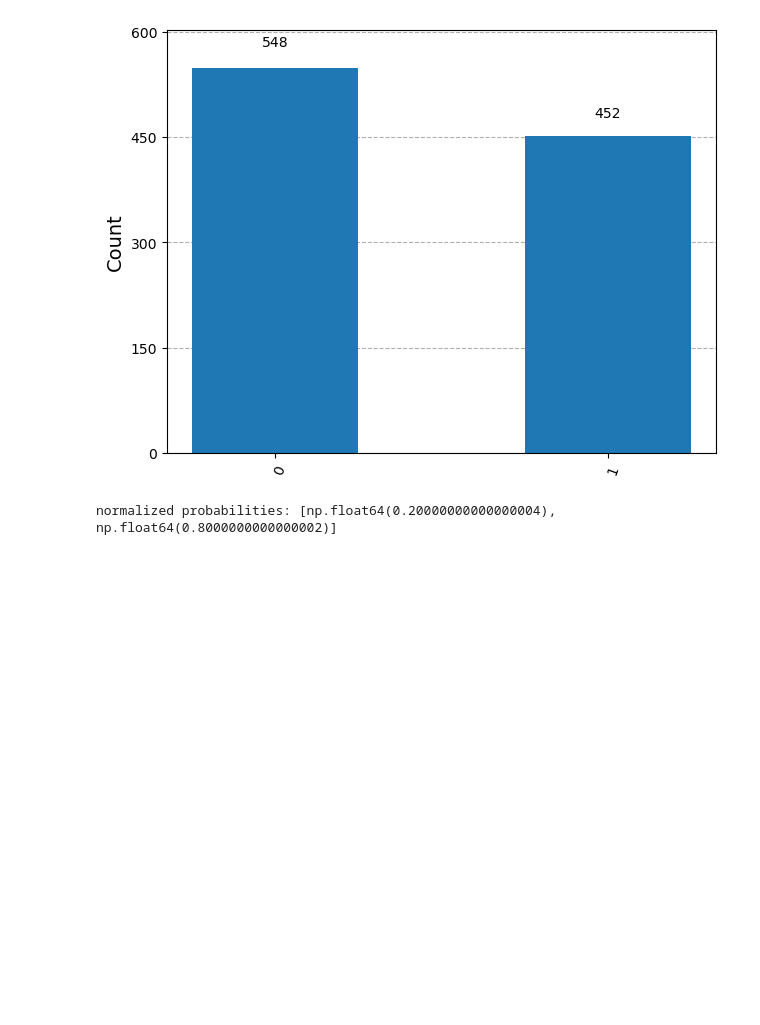
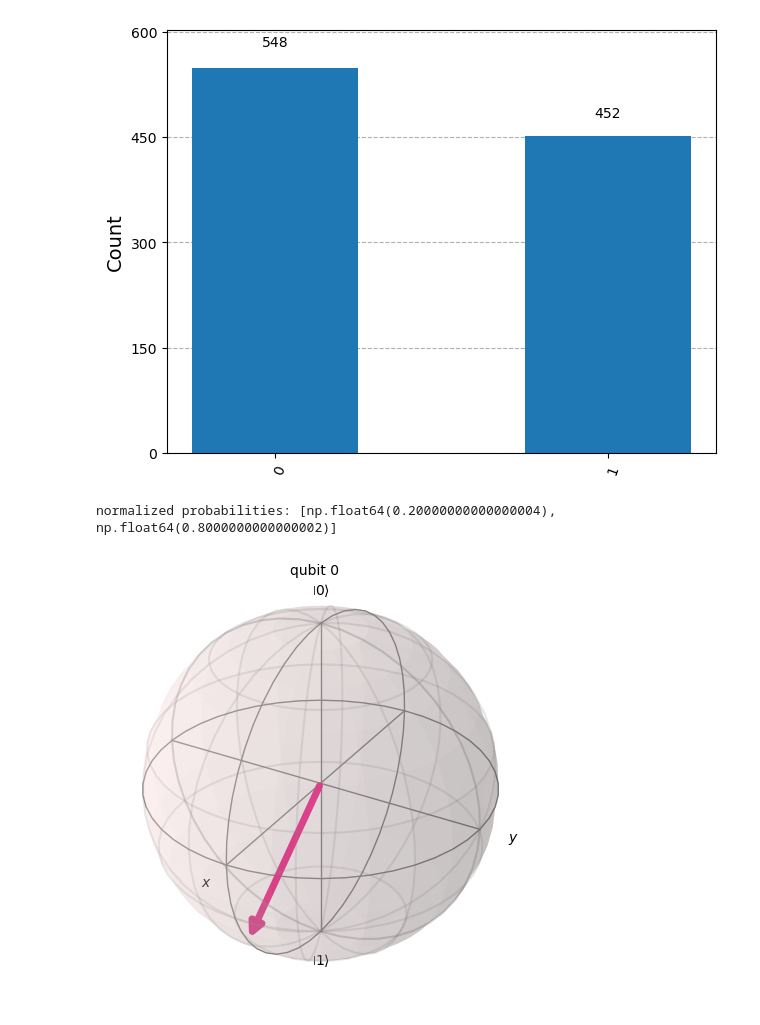
Before and after one commit to Abhijith-E/QuantumComputing, a Jupyter notebook: Lab1.ipynb, the cells around one changed output. Cells and saved outputs as stored; diff of their text form; code cells hidden in the pictures; blank space fills up the shorter version.

Commit message:
Visualize statevector w on the Bloch sphere

```diff
--- a/Lab1.ipynb
+++ b/Lab1.ipynb
@@ -123,3 +123,10 @@ w = Statevector(vec_normed)
 print("normalized probabilities:", [abs(a)**2 for a in w.data])
 # %% [output]
 normalized probabilities: [np.float64(0.20000000000000004), np.float64(0.8000000000000002)]
+# %%
+from qiskit.visualization import plot_bloch_multivector
+
+# Visualize the statevector w on the Bloch sphere
+plot_bloch_multivector(w)
+# %% [output]
+[figure, added]
```
